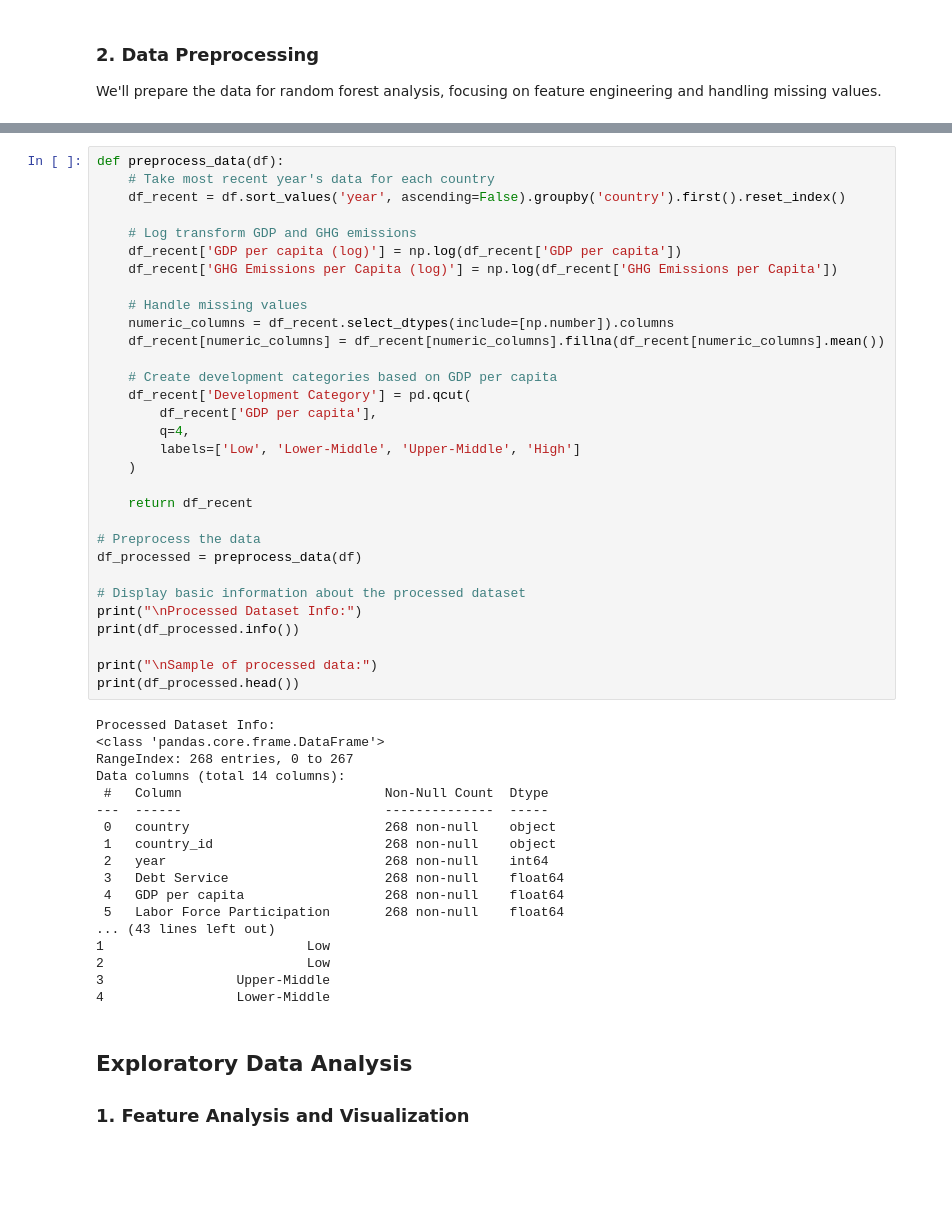
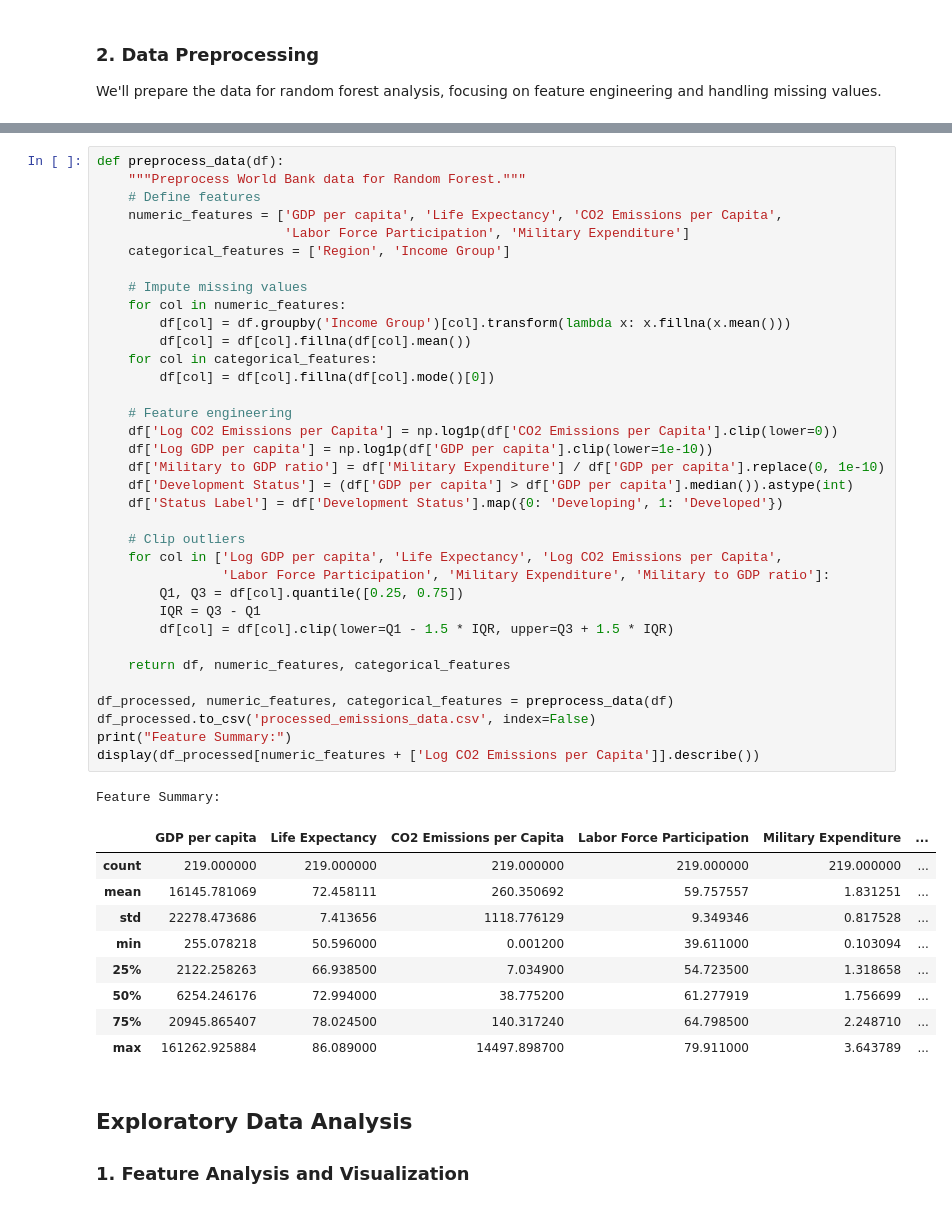
Before and after one commit to harryt50/INDE577_WDI, a Jupyter notebook: supervised learning/random_forests/random_forests_notebook.ipynb, the cells around one changed output, grey strips where cells are left out. Drawn from its saved outputs; the diff is of its cells as text; blank space fills up the shorter version.

```diff
--- a/supervised learning/random_forests/random_forests_notebook.ipynb
+++ b/supervised learning/random_forests/random_forests_notebook.ipynb
@@ -118,52 +157,49 @@ We'll prepare the data for random forest analysis, focusing on feature engineeri
 # %%
 def preprocess_data(df):
-    # Take most recent year's data for each country
-    df_recent = df.sort_values('year', ascending=False).groupby('country').first().reset_index()
+    """Preprocess World Bank data for Random Forest."""
+    # Define features
+    numeric_features = ['GDP per capita', 'Life Expectancy', 'CO2 Emissions per Capita',
+                        'Labor Force Participation', 'Military Expenditure']
+    categorical_features = ['Region', 'Income Group']
 
-    # Log transform GDP and GHG emissions
-    df_recent['GDP per capita (log)'] = np.log(df_recent['GDP per capita'])
-    df_recent['GHG Emissions per Capita (log)'] = np.log(df_recent['GHG Emissions per Capita'])
+    # Impute missing values
+    for col in numeric_features:
+        df[col] = df.groupby('Income Group')[col].transform(lambda x: x.fillna(x.mean()))
+        df[col] = df[col].fillna(df[col].mean())
+    for col in categorical_features:
+        df[col] = df[col].fillna(df[col].mode()[0])
 
-    # Handle missing values
-    numeric_columns = df_recent.select_dtypes(include=[np.number]).columns
-    df_recent[numeric_columns] = df_recent[numeric_columns].fillna(df_recent[numeric_columns].mean())
+    # Feature engineering
+    df['Log CO2 Emissions per Capita'] = np.log1p(df['CO2 Emissions per Capita'].clip(lower=0))
+    df['Log GDP per capita'] = np.log1p(df['GDP per capita'].clip(lower=1e-10))
+    df['Military to GDP ratio'] = df['Military Expenditure'] / df['GDP per capita'].replace(0, 1e-10)
+    df['Development Status'] = (df['GDP per capita'] > df['GDP per capita'].median()).astype(int)
+    df['Status Label'] = df['Development Status'].map({0: 'Developing', 1: 'Developed'})
 
-    # Create development categories based on GDP per capita
-    df_recent['Development Category'] = pd.qcut(
-        df_recent['GDP per capita'],
-        q=4,
-        labels=['Low', 'Lower-Middle', 'Upper-Middle', 'High']
-    )
+    # Clip outliers
+    for col in ['Log GDP per capita', 'Life Expectancy', 'Log CO2 Emissions per Capita',
+                'Labor Force Participation', 'Military Expenditure', 'Military to GDP ratio']:
+        Q1, Q3 = df[col].quantile([0.25, 0.75])
+        IQR = Q3 - Q1
+        df[col] = df[col].clip(lower=Q1 - 1.5 * IQR, upper=Q3 + 1.5 * IQR)
 
-    return df_recent
+    return df, numeric_features, categorical_features
 
-# Preprocess the data
-df_processed = preprocess_data(df)
-
-# Display basic information about the processed dataset
-print("\nProcessed Dataset Info:")
-print(df_processed.info())
-
-print("\nSample of processed data:")
-print(df_processed.head())
+df_processed, numeric_features, categorical_features = preprocess_data(df)
+df_processed.to_csv('processed_emissions_data.csv', index=False)
+print("Feature Summary:")
+display(df_processed[numeric_features + ['Log CO2 Emissions per Capita']].describe())
 # %% [output]
-Processed Dataset Info:
-<class 'pandas.core.frame.DataFrame'>
-RangeIndex: 268 entries, 0 to 267
-Data columns (total 14 columns):
- #   Column                          Non-Null Count  Dtype
----  ------                          --------------  -----
- 0   country                         268 non-null    object
- 1   country_id                      268 non-null    object
- 2   year                            268 non-null    int64
- 3   Debt Service                    268 non-null    float64
- 4   GDP per capita                  268 non-null    float64
- 5   Labor Force Participation       268 non-null    float64
-... (43 lines left out)
-1                          Low
-2                          Low
-3                 Upper-Middle
-4                 Lower-Middle
+Feature Summary:
+|  | GDP per capita | Life Expectancy | CO2 Emissions per Capita | Labor Force Participation | Military Expenditure | ... |
+| count | 219.000000 | 219.000000 | 219.000000 | 219.000000 | 219.000000 | ... |
+| mean | 16145.781069 | 72.458111 | 260.350692 | 59.757557 | 1.831251 | ... |
+| std | 22278.473686 | 7.413656 | 1118.776129 | 9.349346 | 0.817528 | ... |
+| min | 255.078218 | 50.596000 | 0.001200 | 39.611000 | 0.103094 | ... |
+| 25% | 2122.258263 | 66.938500 | 7.034900 | 54.723500 | 1.318658 | ... |
+| 50% | 6254.246176 | 72.994000 | 38.775200 | 61.277919 | 1.756699 | ... |
+| 75% | 20945.865407 | 78.024500 | 140.317240 | 64.798500 | 2.248710 | ... |
+| max | 161262.925884 | 86.089000 | 14497.898700 | 79.911000 | 3.643789 | ... |
 # %% [markdown]
 ## Exploratory Data Analysis
 
```
Also changed, not shown: parts of 19 cells of this notebook.
